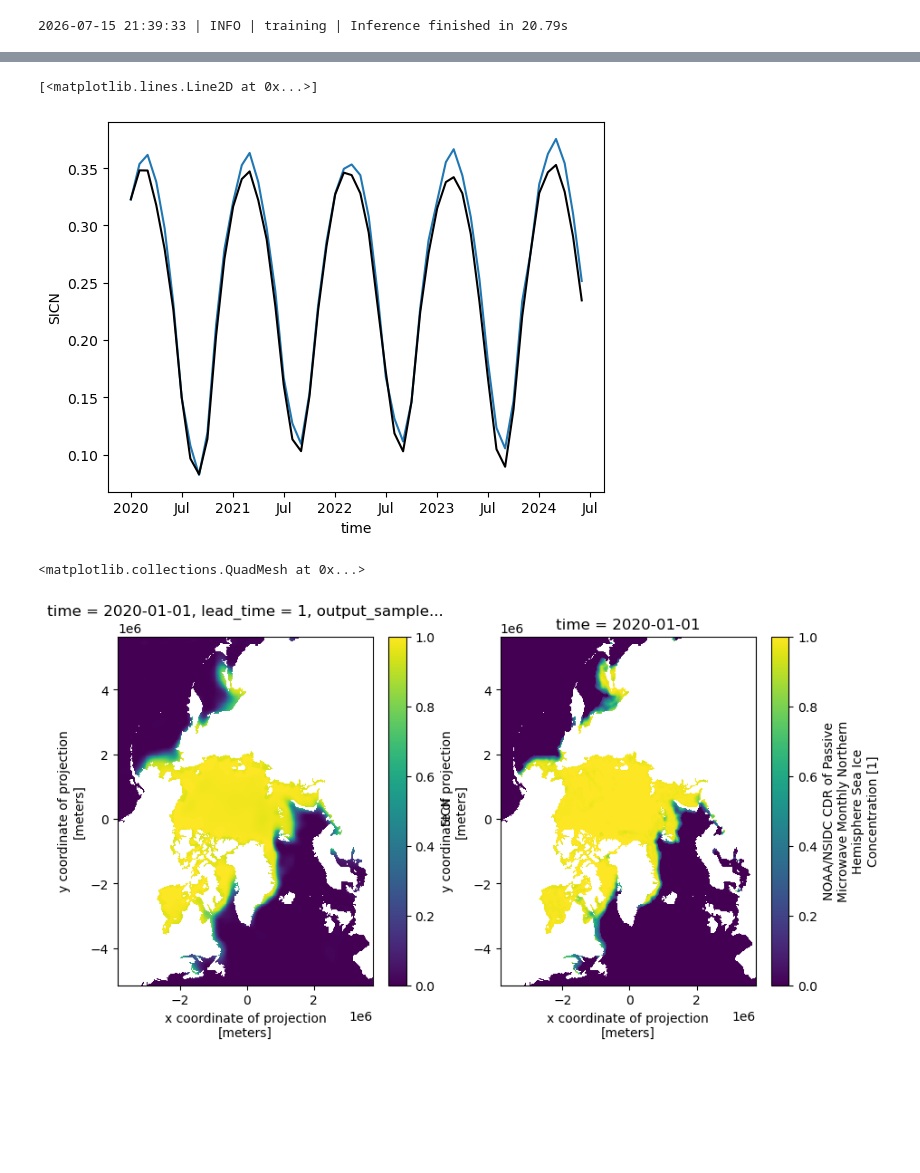
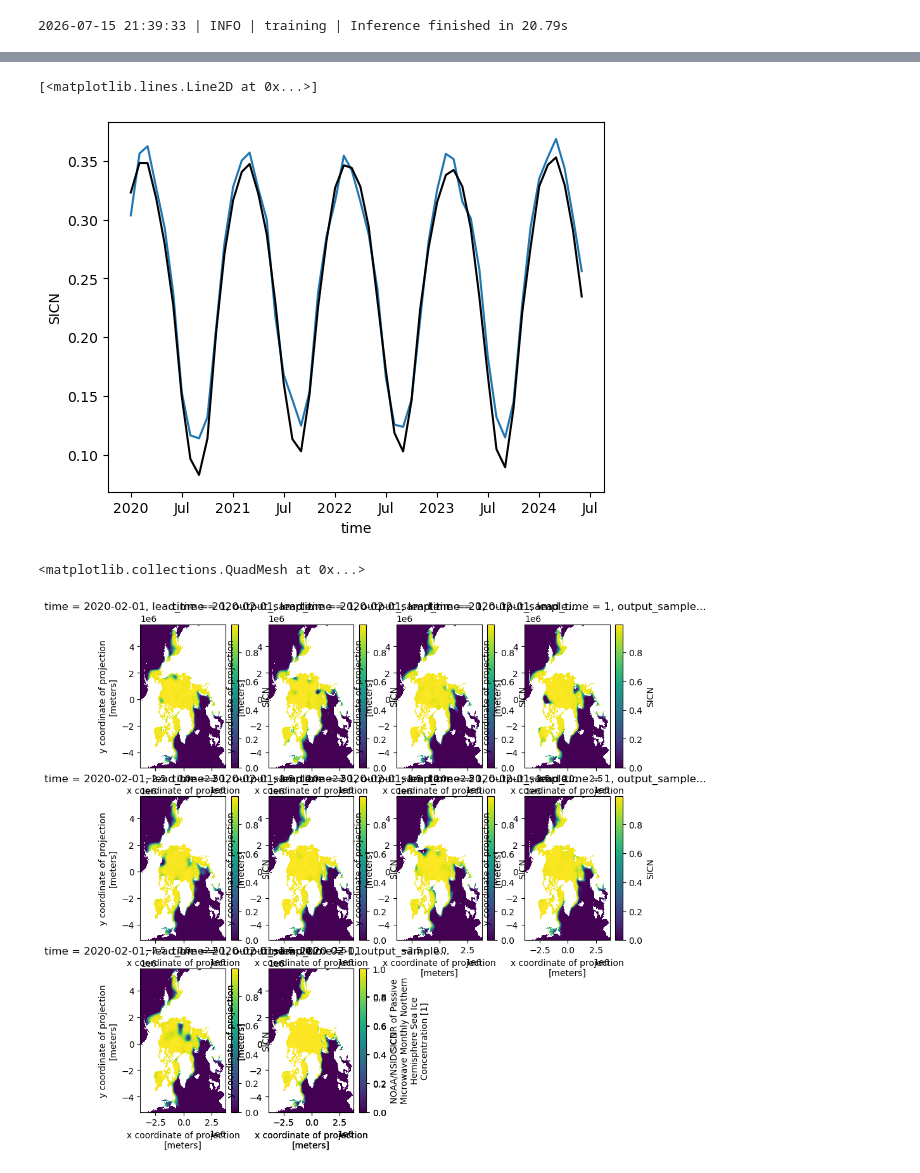
Before and after one commit to ParsaGooya/CCCma-PPP, a Jupyter notebook: test.ipynb, the cells around one changed output, grey strips where cells are left out. Drawn from its saved outputs; the diff is of its cells as text; code cells hidden in the pictures; blank space fills up the shorter version.

Commit message:
some new configs and tests

```diff
--- a/test.ipynb
+++ b/test.ipynb
@@ -582,39 +514,44 @@ y_name = 'y'
 # %%
-ds = xr.open_mfdataset(glob.glob("/space/hall7/sitestore/eccc/crd/cccma/users/rpg002/output/cccma_PPP_tests/test_SI/inference/**.nc"))[var]
+ds = xr.open_mfdataset(glob.glob(f"/space/hall7/sitestore/eccc/crd/cccma/users/rpg002/output/cccma_PPP_tests/{exp_name}/inference/*{load_name}*.nc"))[var]
 # %%
-# obs = xr.open_dataset("/space/hall7/sitestore/eccc/crd/cccma/users/rpg002/data/tas/observations/ERA5/datetime/tas_era5_194001_202412_128_64.nc")['tas'].sel(time = ds.time)
-obs = xr.open_dataset("/space/hall7/sitestore/eccc/crd/cccma/users/rpg002/data/SI/observation/NOAA/datetime/NOAA_combined_NPSproj_197901_202412_sicn_interpolated.nc")[var].sel(time = ds.time)
+if var == 'tas':
+    obs = xr.open_dataset("/space/hall7/sitestore/eccc/crd/cccma/users/rpg002/data/tas/observations/ERA5/datetime/tas_era5_194001_202412_128_64.nc")['tas'].sel(time = ds.time)
+if var == 'SICN':
+    obs = xr.open_dataset("/space/hall7/sitestore/eccc/crd/cccma/users/rpg002/data/SI/observation/NOAA/datetime/NOAA_combined_NPSproj_197901_202412_sicn_interpolated.nc")[var].sel(time = ds.time)
+    obs = obs.rename({'x': x_name, 'y': y_name })
 # %%
-mask = obs.mean('time')
-mask = mask.where(np.isnan(mask), 1)
+if var == 'SICN':
+    mask = obs.mean('time')
+    mask = mask.where(np.isnan(mask), 1)
 
-ds = ds.clip(0,1) * mask
+    ds = ds.clip(0,1) * mask
 # %%
+ensemble_dim = "latent_samples"
 # for i in range(10):
-#     ds[i].mean([x_name, y_name])[:,110].plot()
-ds[0].mean([x_name, y_name])[:,0].plot()
+#     ds.isel({ensemble_dim : i, 'lead_time' : 0}).mean([x_name, y_name]).squeeze().plot()
+ds.isel({ensemble_dim : 0, 'lead_time' : 0}).mean([x_name, y_name]).squeeze().plot()
 if 'ensembles' in obs:
     obs = obs.mean('ensembles')
 obs.mean([x_name, y_name]).plot(color = 'k')
 # %% [output]
 [<matplotlib.lines.Line2D at 0x...>]
-[figure, old version]
+[figure, new version]
 # %%
 obs_anom = obs - obs.mean('time')
 ds_anom = ds - ds.mean('time')
 # %%
 import matplotlib.pyplot as plt
-plt.figure(figsize = (10,5))
-# for i in range(10):
-#     plt.subplot(3,4,i+1)
-#     ds[i,0,0,:,:].plot()
-plt.subplot(1,2,1)
-ds[0,0,0,:,:].plot(vmin = 0, vmax = 1)
-plt.subplot(1,2,2)
-# plt.subplot(3,4,i+1)
-obs.isel(time = 0).plot(vmin = 0, vmax = 1)
+plt.figure(figsize = (10,10))
+for i in range(10):
+    plt.subplot(3,4,i+1)
+    ds.isel({ensemble_dim : i}).isel(time = 1, lead_time = 0).squeeze().plot()
+# plt.subplot(1,2,1)
+# ds.isel(output_samples = 0).isel(time = 1, lead_time = 0).plot(vmin = 0, vmax = 1)
+# plt.subplot(1,2,2)
+plt.subplot(3,4,i+1)
+obs.isel(time = 1).plot()
 # %% [output]
 <matplotlib.collections.QuadMesh at 0x...>
-[figure, old version]
+[figure, new version]
 # %%
 import matplotlib.pyplot as plt
```
Also changed, not shown: parts of 28 cells of this notebook, 2 other files.
